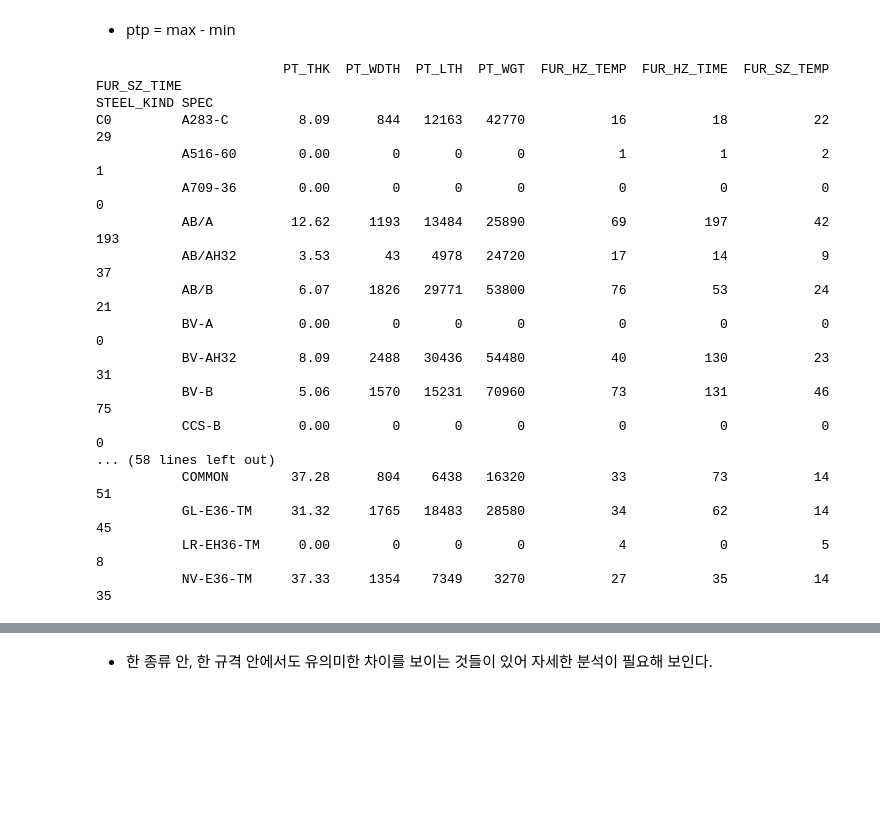
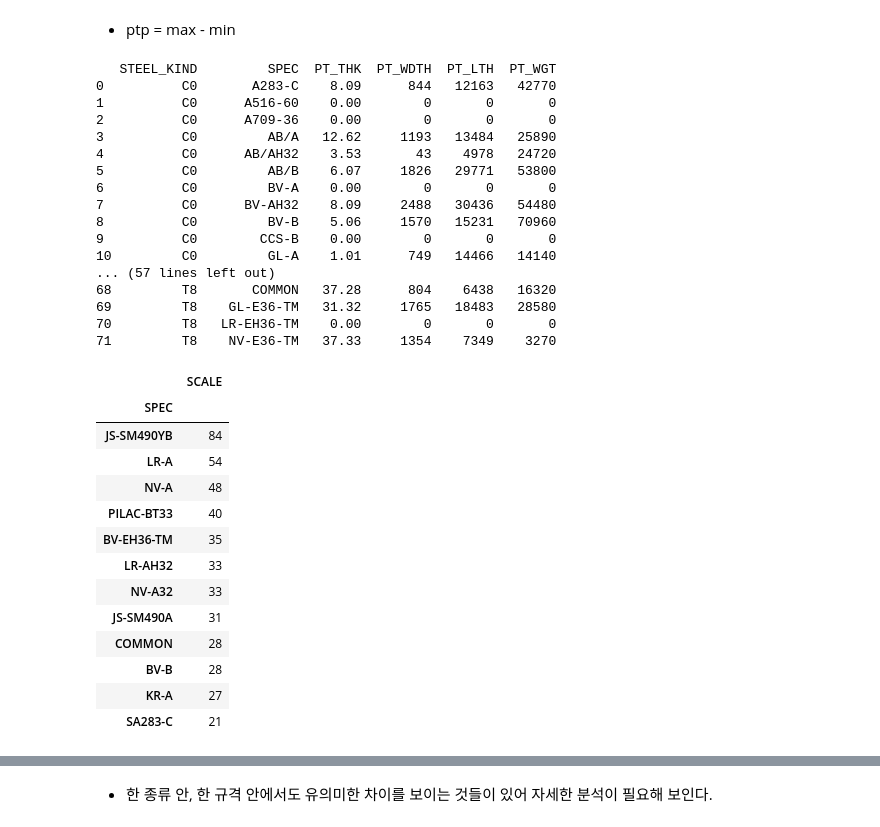
Before and after one commit to Liamns/steel_project, a Jupyter notebook: mg_project.ipynb, the cells around one changed output, grey strips where cells are left out. Saved outputs shown, nothing was run; the diff lists cells and outputs as text; code cells hidden in the pictures; blank space fills up the shorter version.

```diff
--- a/mg_project.ipynb
+++ b/mg_project.ipynb
@@ -30,26 +31,43 @@ memory usage: 123.9+ KB
 # %% [markdown]
 - ptp = max - min
 # %%
-result = steel.groupby(['STEEL_KIND','SPEC']).agg({'PT_THK': np.ptp, 'PT_WDTH': np.ptp,
-                                                   'PT_LTH': np.ptp, 'PT_WGT': np.ptp,
-                                                   'FUR_HZ_TEMP': np.ptp,'FUR_HZ_TIME': np.ptp,
-                                                   'FUR_SZ_TEMP': np.ptp,'FUR_SZ_TIME': np.ptp})
+result = steel.groupby(['STEEL_KIND','SPEC'], as_index=False).agg({'PT_THK': np.ptp, 'PT_WDTH': np.ptp,
+                                                   'PT_LTH': np.ptp, 'PT_WGT': np.ptp
+                                                   })
 print(result.to_string())
 # %% [output]
-                        PT_THK  PT_WDTH  PT_LTH  PT_WGT  FUR_HZ_TEMP  FUR_HZ_TIME  FUR_SZ_TEMP  FUR_SZ_TIME
-STEEL_KIND SPEC
-C0         A283-C         8.09      844   12163   42770           16           18           22           29
-           A516-60        0.00        0       0       0            1            1            2            1
-           A709-36        0.00        0       0       0            0            0            0            0
-           AB/A          12.62     1193   13484   25890           69          197           42          193
-           AB/AH32        3.53       43    4978   24720           17           14            9           37
-           AB/B           6.07     1826   29771   53800           76           53           24           21
-           BV-A           0.00        0       0       0            0            0            0            0
-           BV-AH32        8.09     2488   30436   54480           40          130           23           31
-           BV-B           5.06     1570   15231   70960           73          131           46           75
-           CCS-B          0.00        0       0       0            0            0            0            0
-... (58 lines left out)
-           COMMON        37.28      804    6438   16320           33           73           14           51
-           GL-E36-TM     31.32     1765   18483   28580           34           62           14           45
-           LR-EH36-TM     0.00        0       0       0            4            0            5            8
-           NV-E36-TM     37.33     1354    7349    3270           27           35           14           35
+   STEEL_KIND         SPEC  PT_THK  PT_WDTH  PT_LTH  PT_WGT
+0          C0       A283-C    8.09      844   12163   42770
+1          C0      A516-60    0.00        0       0       0
+2          C0      A709-36    0.00        0       0       0
+3          C0         AB/A   12.62     1193   13484   25890
+4          C0      AB/AH32    3.53       43    4978   24720
+5          C0         AB/B    6.07     1826   29771   53800
+6          C0         BV-A    0.00        0       0       0
+7          C0      BV-AH32    8.09     2488   30436   54480
+8          C0         BV-B    5.06     1570   15231   70960
+9          C0        CCS-B    0.00        0       0       0
+10         C0         GL-A    1.01      749   14466   14140
+... (57 lines left out)
+68         T8       COMMON   37.28      804    6438   16320
+69         T8    GL-E36-TM   31.32     1765   18483   28580
+70         T8   LR-EH36-TM    0.00        0       0       0
+71         T8    NV-E36-TM   37.33     1354    7349    3270
+# %%
+plt01 = kind.groupby('SPEC')[['SCALE']].count()
+plt01 = plt01.sort_values(by='SCALE', ascending=False)
+# %% [output]
+|  | SCALE |
+| SPEC |  |
+| JS-SM490YB | 84 |
+| LR-A | 54 |
+| NV-A | 48 |
+| PILAC-BT33 | 40 |
+| BV-EH36-TM | 35 |
+| LR-AH32 | 33 |
+| NV-A32 | 33 |
+| JS-SM490A | 31 |
+| COMMON | 28 |
+| BV-B | 28 |
+| KR-A | 27 |
+| SA283-C | 21 |
```
Also changed, not shown: parts of 10 cells of this notebook.
